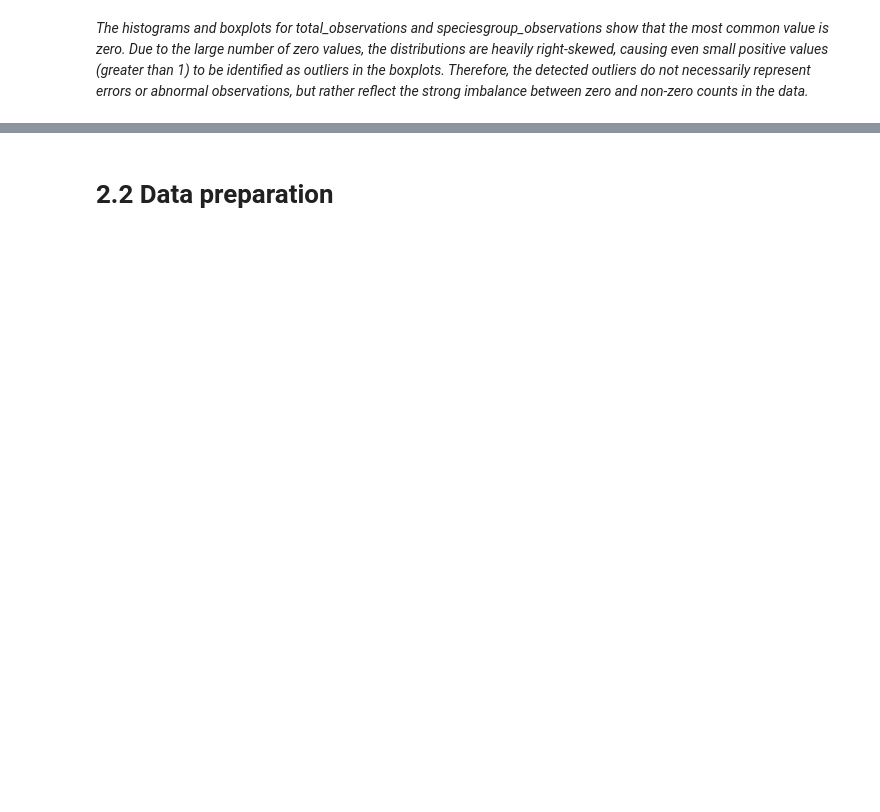
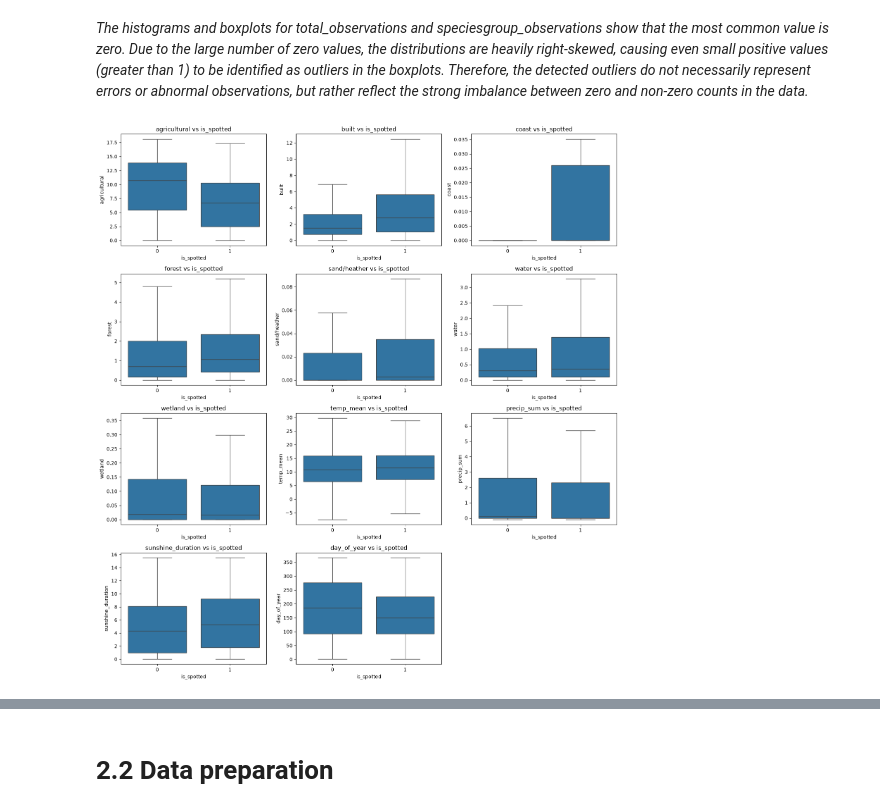
Before and after one commit to Sannebeast/Rabbitions, a Jupyter notebook: notebooks/project.ipynb, the cells around one changed output, grey strips where cells are left out. Drawn from its saved outputs; the diff is of its cells as text; code cells hidden in the pictures; blank space fills up the shorter version.

```diff
--- a/notebooks/project.ipynb
+++ b/notebooks/project.ipynb
@@ -232,2 +342,44 @@ for col in numeric_cols:
 # %% [markdown]
 *The histograms and boxplots for total_observations and speciesgroup_observations show that the most common value is zero. Due to the large number of zero values, the distributions are heavily right-skewed, causing even small positive values (greater than 1) to be identified as outliers in the boxplots. Therefore, the detected outliers do not necessarily represent errors or abnormal observations, but rather reflect the strong imbalance between zero and non-zero counts in the data.*
+# %%
+features = [
+    'agricultural', 'built', 'coast', 'forest',
+    'sand/heather', 'water', 'wetland',
+    'temp_mean', 'precip_sum', 'sunshine_duration',
+    'day_of_year'
+]
+
+target = 'is_spotted'
+
+df_plot = df[[target] + features].copy()
+
+df_plot = df_plot.replace("unknown", pd.NA)
+df_plot = df_plot.apply(pd.to_numeric, errors='coerce')
+
+df_plot = df_plot.dropna()
+
+# Sample for speed
+df_plot = df_plot.sample(50000, random_state=42)
+
+n_cols = 3
+n_rows = (len(features) + n_cols - 1) // n_cols
+
+plt.figure(figsize=(15, n_rows * 4))
+
+for i, col in enumerate(features, 1):
+
+    plt.subplot(n_rows, n_cols, i)
+
+    sns.boxplot(
+        x=target,
+        y=col,
+        data=df_plot,
+        showfliers=False
+    )
+
+    plt.title(f"{col} vs is_spotted")
+
+plt.tight_layout()
+plt.show()
+# %% [output]
+[figure, new version]
```
Also changed, not shown: parts of 43 cells of this notebook.
